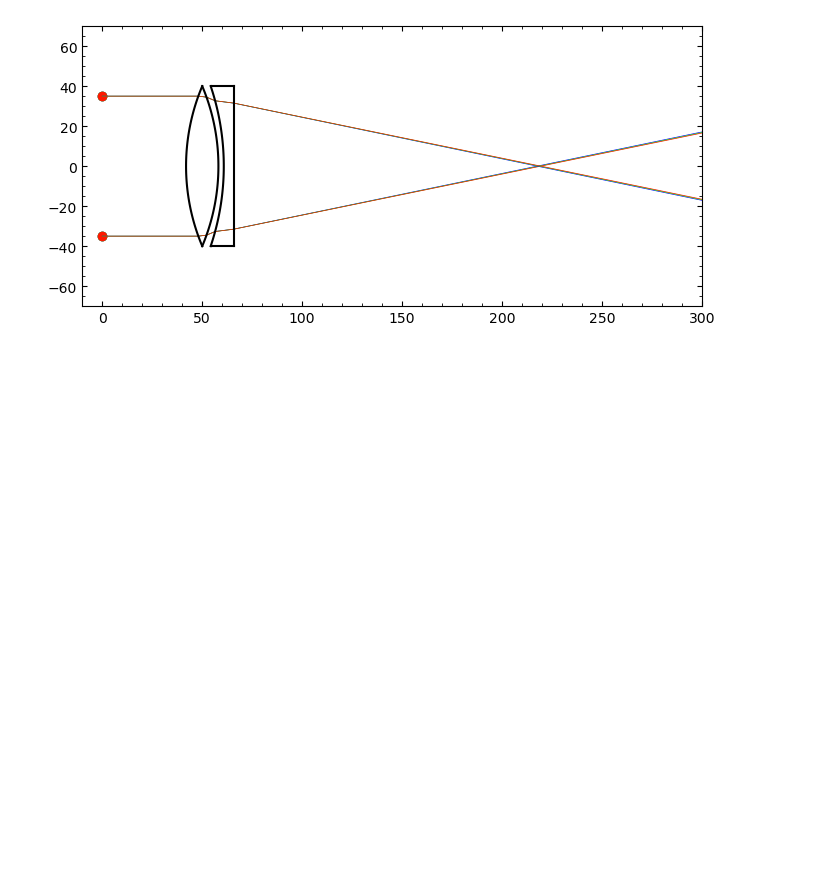
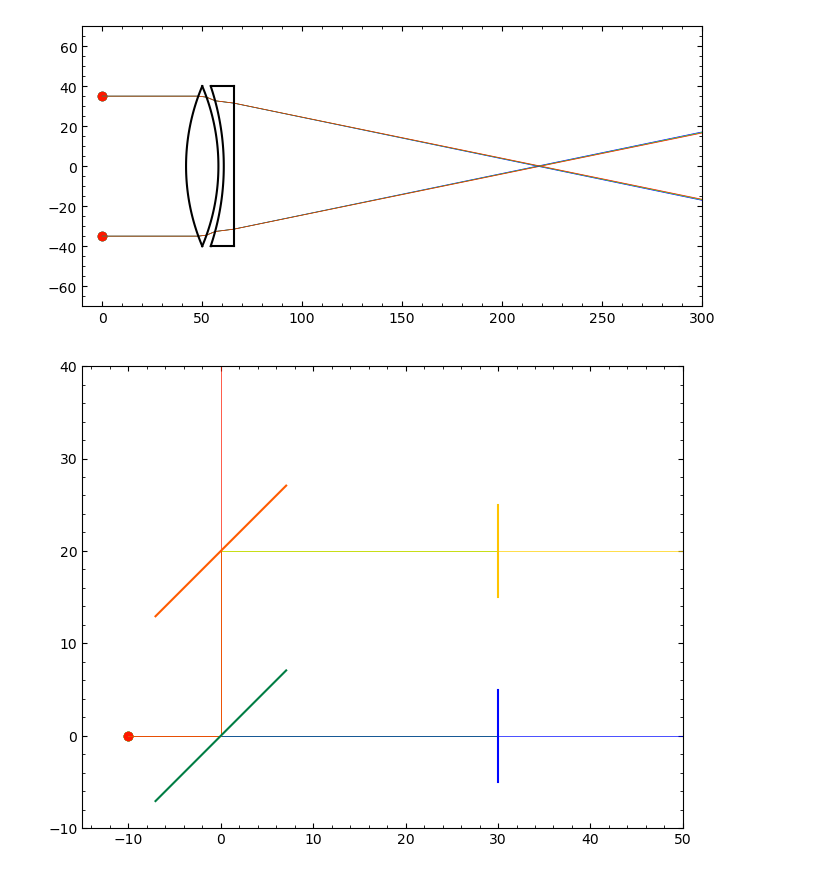
Before and after one commit to AstroAure/Opticalpy, a Jupyter notebook: Demo.ipynb, the cells around one changed output. Saved outputs shown, nothing was run; the diff lists cells and outputs as text; code cells hidden in the pictures; blank space fills up the shorter version.

Commit message:
Added filters and dichroics

```diff
--- a/Demo.ipynb
+++ b/Demo.ipynb
@@ -202,3 +202,17 @@ beam = op.elems.CollimatedBeam(aperture=70, N_sources=2, wavelength=np.linspace(
 scene.plot(show_hitbox=False)
 # %% [output]
 [figure]
+# %%
+# Dichroics and filters
+scene = op.Scene(xlim=(-15,50), ylim=(-10,40))
+
+dichroic1 = op.elems.Dichroic(aperture=20, cutoff=500, reflectAbove=True, scene=scene, origin=[0,0], rotation=45)
+dichroic2 = op.elems.Dichroic(aperture=20, cutoff=600, reflectAbove=False, scene=scene, origin=[0,20], rotation=45)
+filter1 = op.elems.Filter(aperture=10, pivot=450, bandwidth=20, scene=scene, origin=[30,0], rotation=90)
+filter2 = op.elems.Filter(aperture=10, pivot=580, bandwidth=20, scene=scene, origin=[30,20], rotation=90)
+
+white_ray = op.elems.WhiteRay(wavelengths=np.linspace(450,620,5), scene=scene, origin=[-10,0], rotation=0)
+
+scene.plot()
+# %% [output]
+[figure, added]
```
Also changed, not shown: parts of 1 cell of this notebook, 5 other files.
